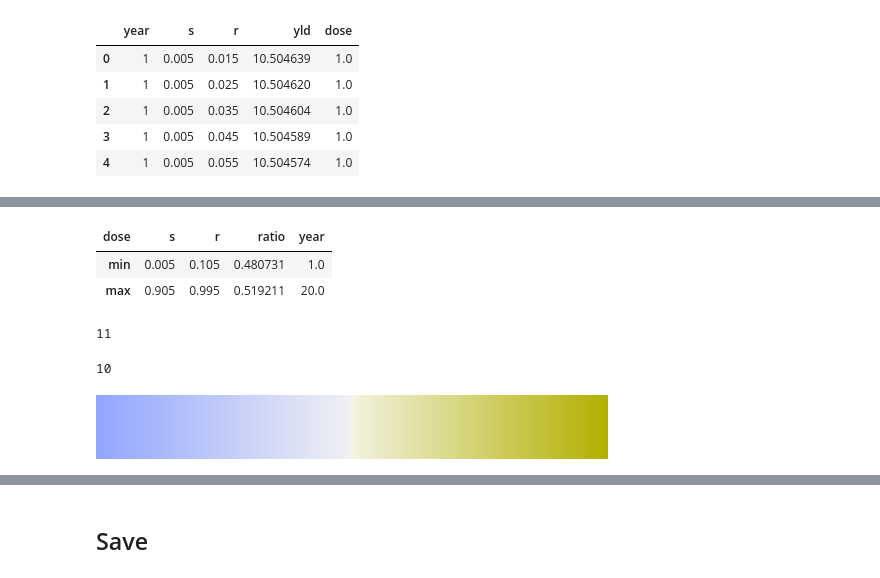
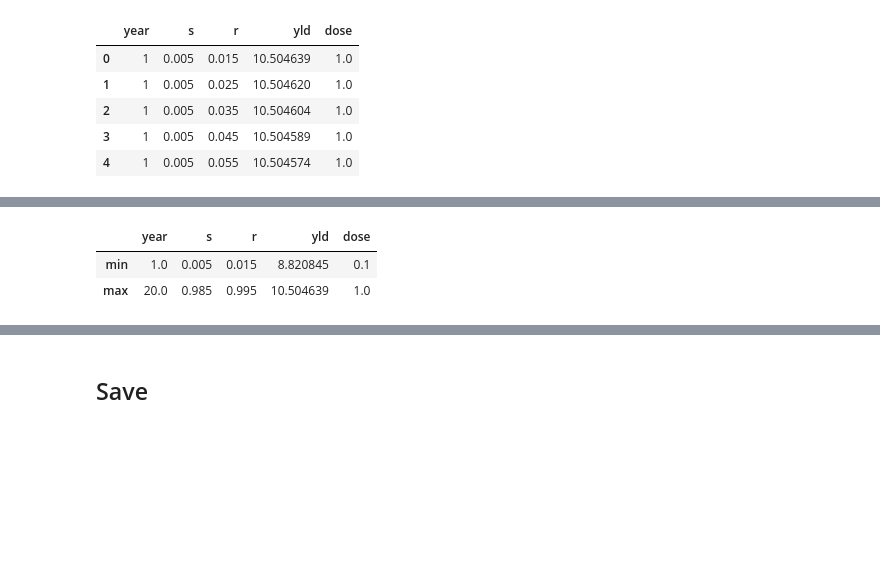
Before and after one commit to nt409/quant-res-doses, a Jupyter notebook: notebooks/102_fig2.ipynb, the cells around one changed output, grey strips where cells are left out. Drawn from its saved outputs; the diff is of its cells as text; code cells hidden in the pictures; blank space fills up the shorter version.

```diff
--- a/notebooks/102_fig2.ipynb
+++ b/notebooks/102_fig2.ipynb
@@ -115,8 +117,8 @@ dC = get_df(10)
 dD = get_df(15)
 dE = get_df(20)
 # %%
-data.loc[lambda x: x.year.isin([1, 5,10,15,20])].describe().loc[['min', 'max']]
+df.loc[lambda x: x.year.isin([1,5,10,15,20])].describe().loc[['min', 'max']]
 # %% [output]
-| dose | s | r | ratio | year |
-| min | 0.005 | 0.105 | 0.480731 | 1.0 |
-| max | 0.905 | 0.995 | 0.519211 | 20.0 |
+|  | year | s | r | yld | dose |
+| min | 1.0 | 0.005 | 0.015 | 8.820845 | 0.1 |
+| max | 20.0 | 0.985 | 0.995 | 10.504639 | 1.0 |
@@ -125,12 +124,0 @@ ticklabs = [0, None, None, None, None, 0.5, None, None, None, None, 1]
-# %%
-len(ticklabs)
-# %% [output]
-11
-# %%
-len(data.s.unique())
-# %% [output]
-10
-# %%
-sns.diverging_palette(260, 85, s=100, l=70, as_cmap=True)
-# %% [output]
-[figure, removed]
```
Also changed, not shown: parts of 11 cells of this notebook, 7 other files.
